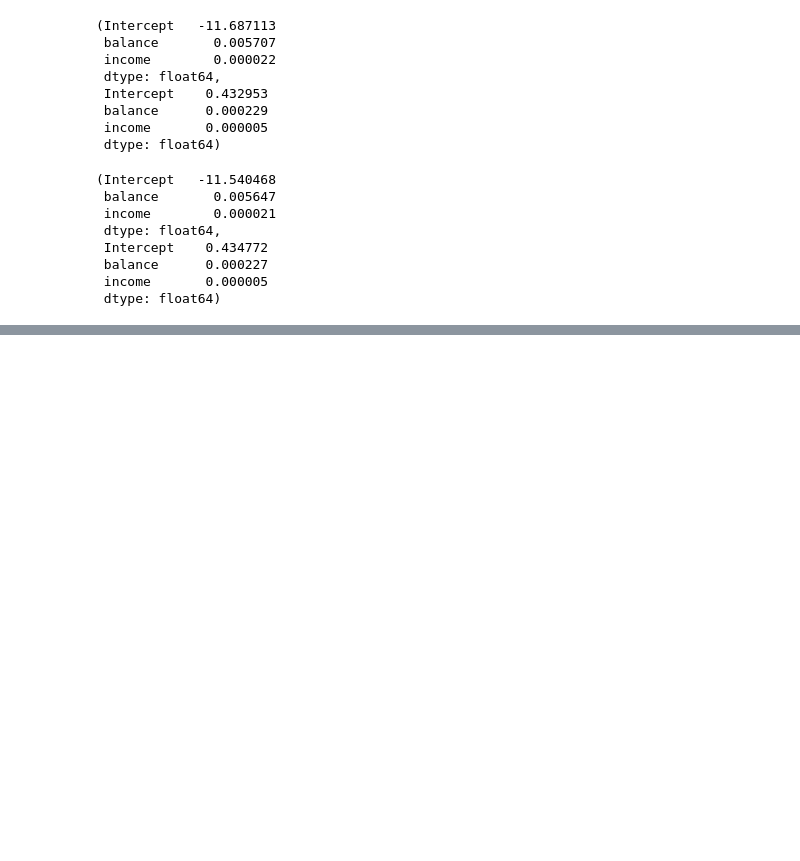
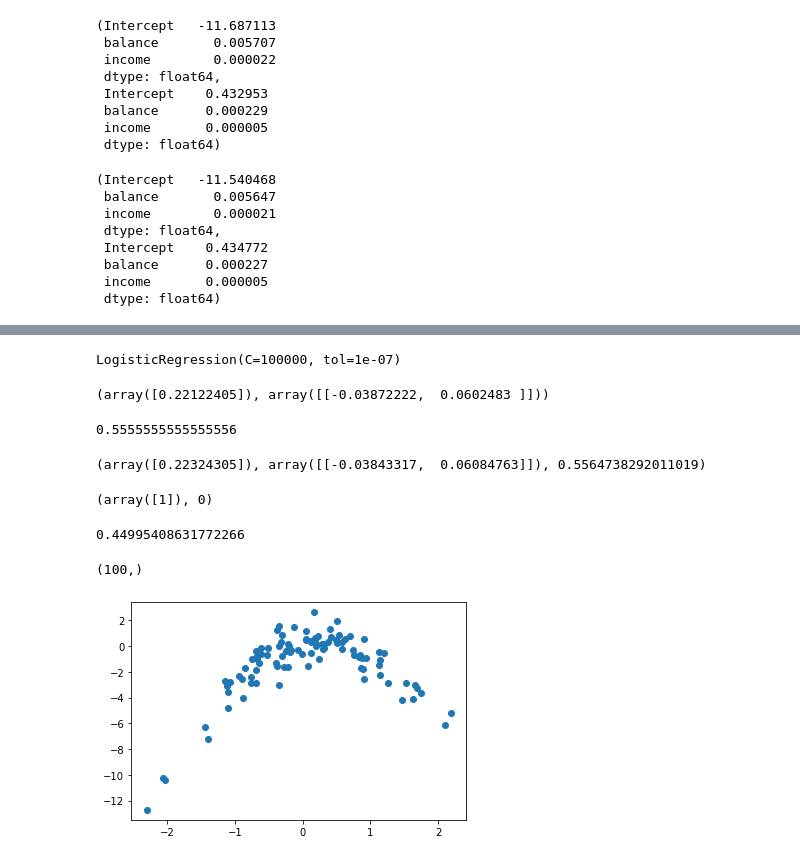
Before and after one commit to aligorjis/Statistical_Learning, a Jupyter notebook: Cross validation and bootstrap.ipynb, the cells around one changed output, grey strips where cells are left out. Drawn from its saved outputs; the diff is of its cells as text; code cells hidden in the pictures; blank space fills up the shorter version.

```diff
--- a/Cross validation and bootstrap.ipynb
+++ b/Cross validation and bootstrap.ipynb
@@ -174,0 +191,26 @@ result.params, result.bse
+# %%
+model = LogisticRegression(C=100000, tol=.0000001)
+model.fit(X, y)
+# %% [output]
+LogisticRegression(C=100000, tol=1e-07)
+# %%
+model.intercept_, model.coef_
+# %% [output]
+(array([0.22122405]), array([[-0.03872222,  0.0602483 ]]))
+# %%
+# accuracy
+(model.predict(X) == y).mean()
+# %% [output]
+0.5555555555555556
+# %%
+# model is different but nearly identical
+model.fit(X.iloc[1:], y.iloc[1:])
+model.intercept_, model.coef_, (model.predict(X) == y).mean()
+# %% [output]
+(array([0.22324305]), array([[-0.03843317,  0.06084763]]), 0.5564738292011019)
+# %%
+# c
+# wrong prediction
+model.predict([X.iloc[0]]), y[0]
+# %% [output]
+(array([1]), 0)
@@ -174,0 +225,18 @@ result.params, result.bse
+# %%
+# e
+errors.mean()
+# %% [output]
+0.44995408631772266
+# %%
+np.random.seed(1)
+x = np.random.randn(100)
+e = np.random.randn(100)
+y = x - 2*x**2 + e
+# %%
+y.shape
+# %% [output]
+(100,)
+# %%
+plt.scatter(x, y);
+# %% [output]
+[figure, added]
```
Also changed, not shown: parts of 21 cells of this notebook.
